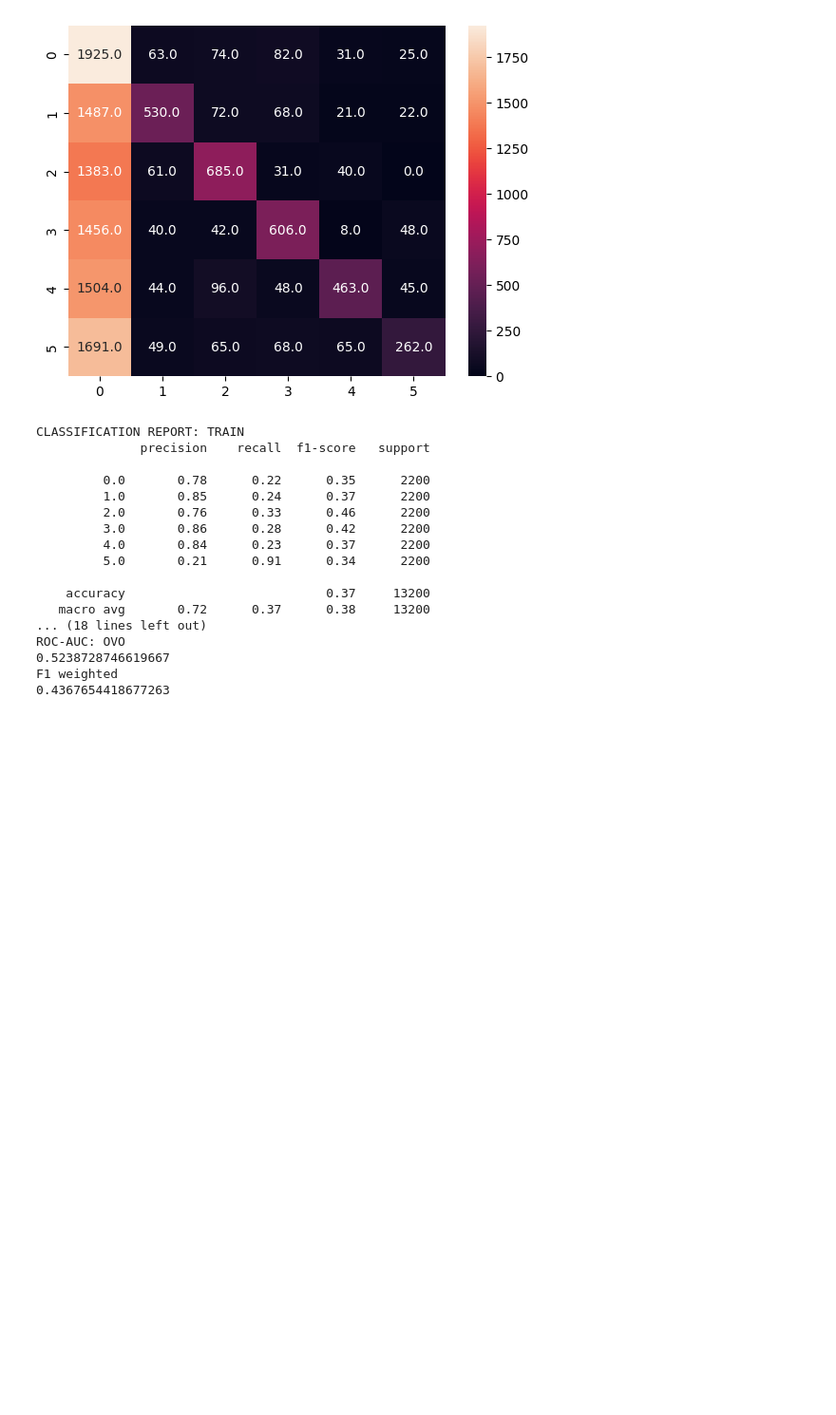
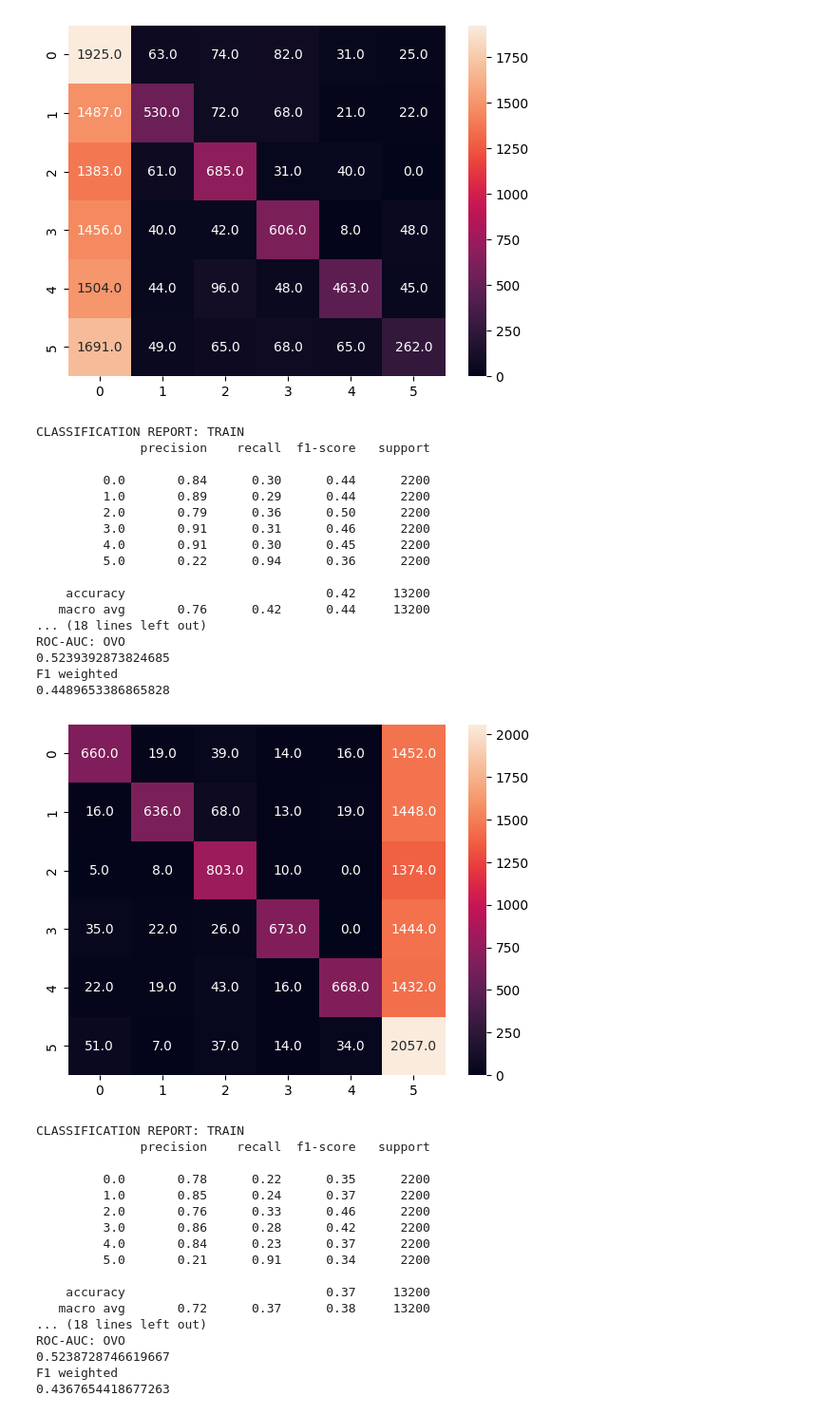
Before and after one commit to orlovskiy-artem/comment-rating-prediction, a Jupyter notebook: Rating_prediction.ipynb, the cells around one changed output. Shown at 95% size. Drawn from its saved outputs; the diff is of its cells as text; code cells hidden in the pictures; blank space fills up the shorter version.

```diff
--- a/Rating_prediction.ipynb
+++ b/Rating_prediction.ipynb
@@ -189,5 +309,27 @@ ROC-AUC: OVO
 F1 weighted
 0.1214835886373821
 [figure]
+# %%
+random_forest = RandomForestClassifier(random_state=42)
+random_forest = pipeline_for_classification_model(random_forest,X_train,X_test,y_train,y_test)
+# %% [output]
+CLASSIFICATION REPORT: TRAIN
+              precision    recall  f1-score   support
+
+         0.0       0.84      0.30      0.44      2200
+         1.0       0.89      0.29      0.44      2200
+         2.0       0.79      0.36      0.50      2200
+         3.0       0.91      0.31      0.46      2200
+         4.0       0.91      0.30      0.45      2200
+         5.0       0.22      0.94      0.36      2200
+
+    accuracy                           0.42     13200
+   macro avg       0.76      0.42      0.44     13200
+... (18 lines left out)
+ROC-AUC: OVO
+0.5239392873824685
+F1 weighted
+0.4489653386865828
+[figure, added]
 # %%
 lgbm = LGBMClassifier(random_state=42)
```
Also changed, not shown: parts of 53 cells of this notebook, 4 other files.
